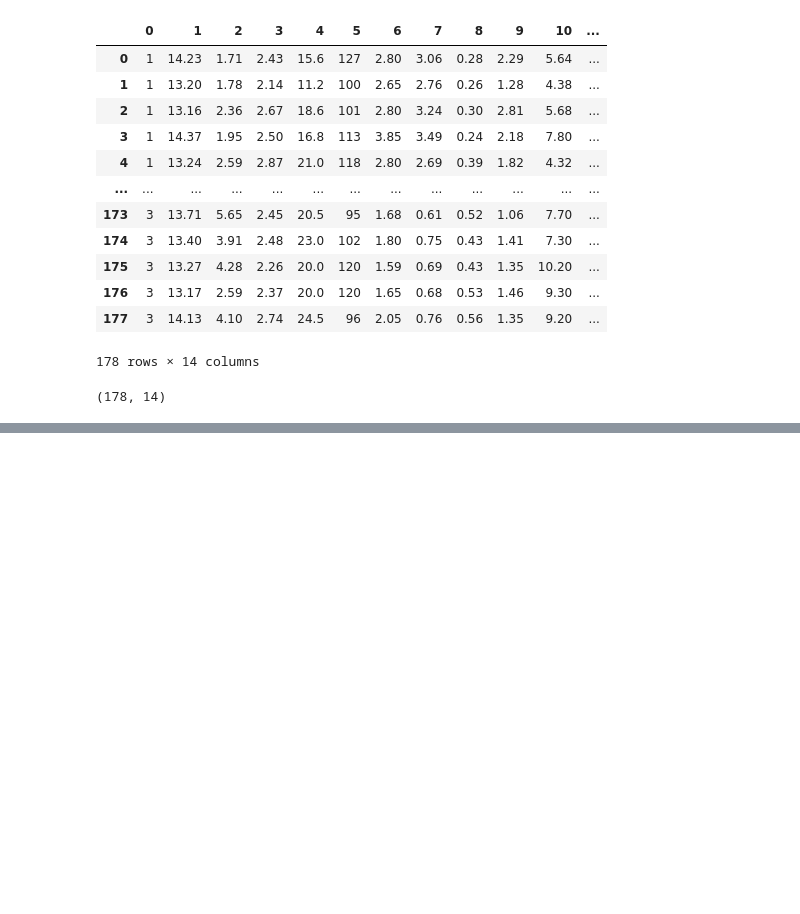
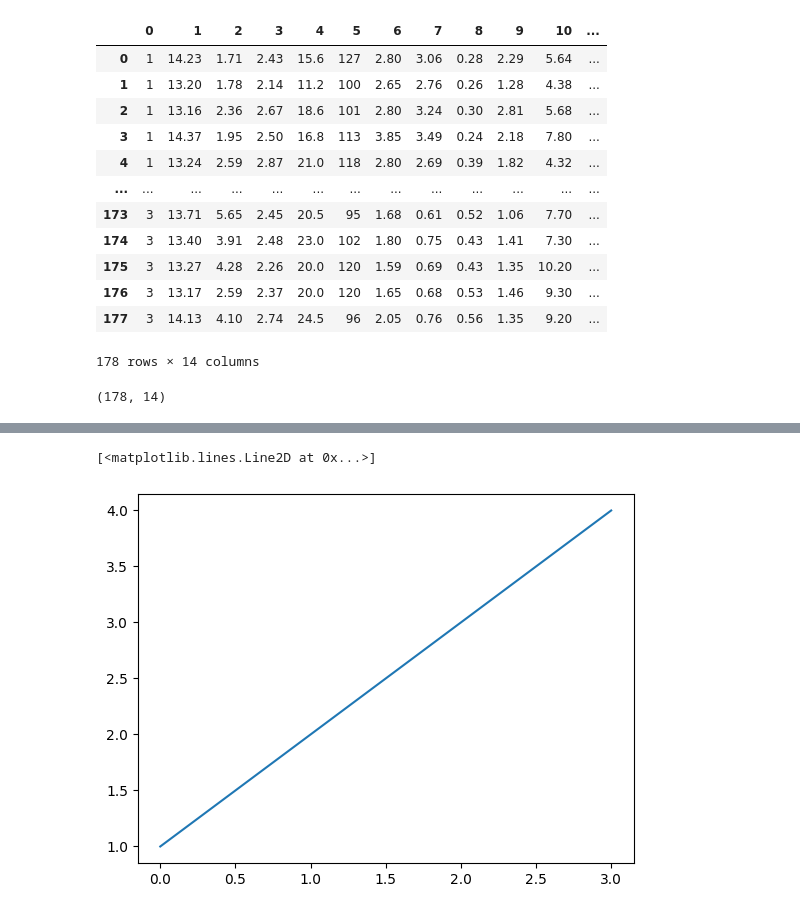
Before and after one commit to vcdemy/20240416, a Jupyter notebook: 2040416筆記.ipynb, the cells around one changed output, grey strips where cells are left out. Cells and saved outputs as stored; diff of their text form; code cells hidden in the pictures; blank space fills up the shorter version.

```diff
--- a/2040416筆記.ipynb
+++ b/2040416筆記.ipynb
@@ -293,0 +317,7 @@ df3.shape
+# %%
+x = [1, 2, 3, 4]
+# %%
+plt.plot(x)
+# %% [output]
+[<matplotlib.lines.Line2D at 0x...>]
+[figure, added]
```
Also changed, not shown: parts of 10 cells of this notebook.
